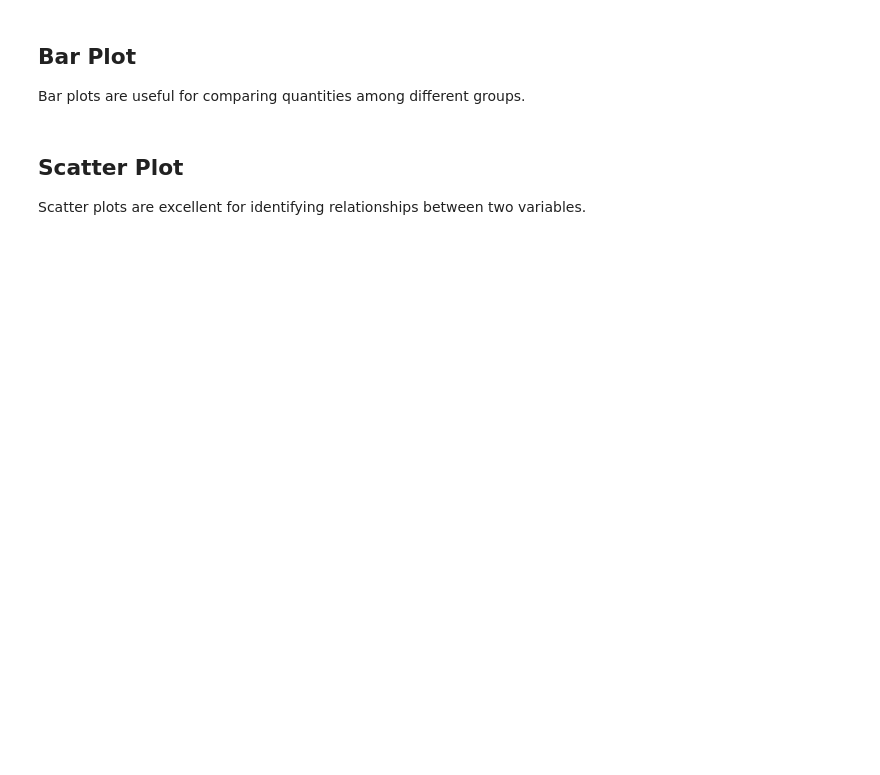
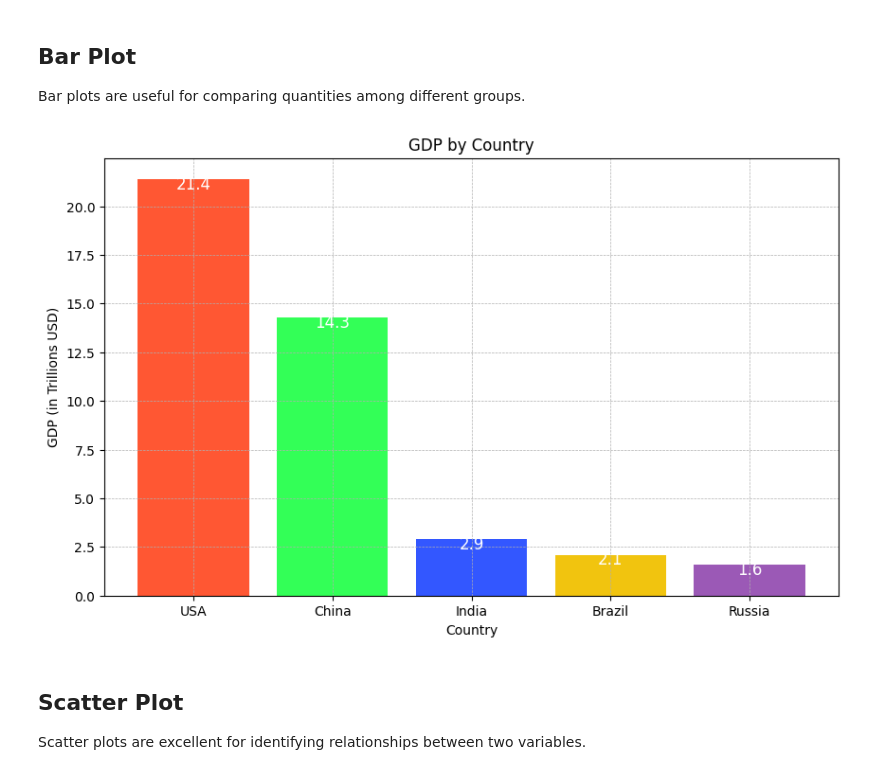
Before and after one commit to ricardogr07/100-days-of-python-and-data-science, a Jupyter notebook: 21_creating_basic_plots.ipynb, the cells around one changed output. Saved outputs shown, nothing was run; the diff lists cells and outputs as text; code cells hidden in the pictures; blank space fills up the shorter version.

```diff
--- a/21_creating_basic_plots.ipynb
+++ b/21_creating_basic_plots.ipynb
@@ -32,19 +39,26 @@ Bar plots are useful for comparing quantities among different groups.
 # %%
 # Example data
 data = {
     'Country': ['USA', 'China', 'India', 'Brazil', 'Russia'],
     'GDP': [21.4, 14.3, 2.9, 2.1, 1.6]
 }
 df = pd.DataFrame(data)
 
 # Creating a bar plot
 plt.figure(figsize=(10, 6))
-plt.bar(df['Country'], df['GDP'], color='skyblue')
+bars = plt.bar(df['Country'], df['GDP'], color=['#FF5733', '#33FF57', '#3357FF', '#F1C40F', '#9B59B6'])
 plt.title('GDP by Country')
 plt.xlabel('Country')
 plt.ylabel('GDP (in Trillions USD)')
-plt.grid(True)
+plt.grid(True, linestyle='--', linewidth=0.5)
+
+# Adding value labels on bars
+for bar in bars:
+    plt.text(bar.get_x() + bar.get_width() / 2, bar.get_height() - 0.5, f'{bar.get_height()}', ha='center', color='white', fontsize=12)
+
 plt.show()
+# %% [output]
+[figure, added]
 # %% [markdown]
 ## Scatter Plot
 Scatter plots are excellent for identifying relationships between two variables.
```
Also changed, not shown: parts of 10 cells of this notebook.
